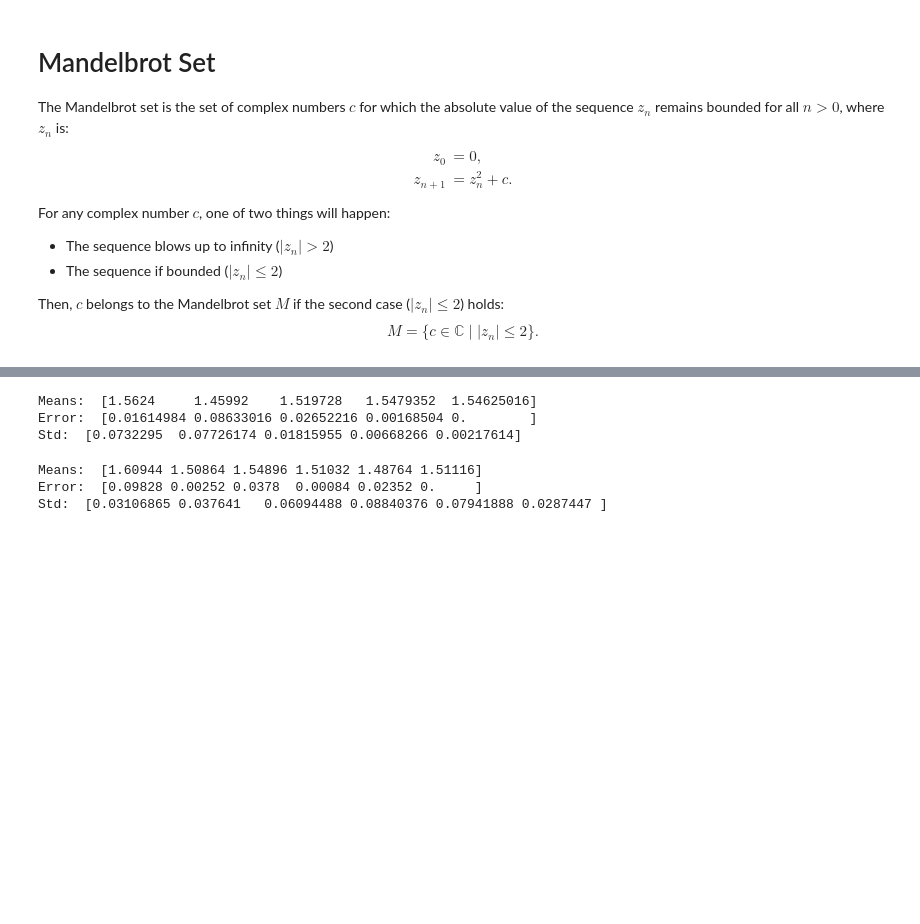
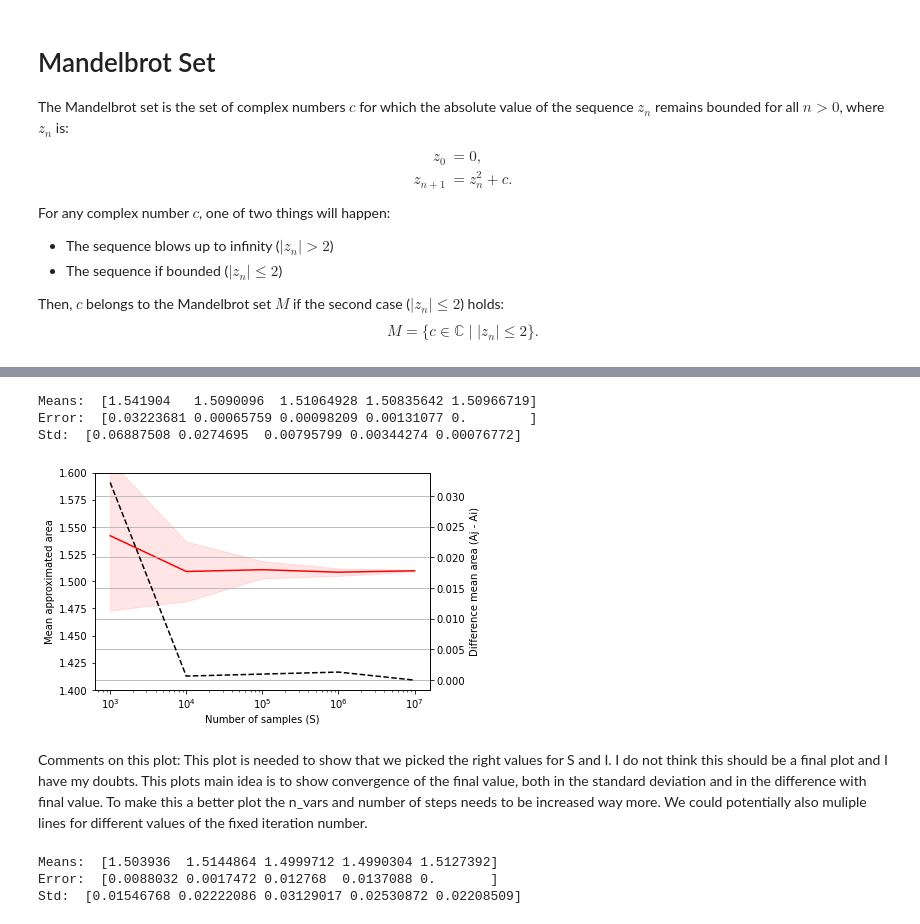
Before and after one commit to soudy/stoch-simulation-assignment1, a Jupyter notebook: notebooks/Mandelbrot_Monte_Carlo.ipynb, the cells around one changed output, grey strips where cells are left out. Saved outputs shown, nothing was run; the diff lists cells and outputs as text; code cells hidden in the pictures; blank space fills up the shorter version.

Commit message:
Changed the plotters for Monte Carlo and made it more automatized. Not perfectly happy with the results yet but it gives a general idea

```diff
--- a/notebooks/Mandelbrot_Monte_Carlo.ipynb
+++ b/notebooks/Mandelbrot_Monte_Carlo.ipynb
@@ -57,7 +58,7 @@ Monte_carlo(sample_size = 20000, max_iter = 1000000)
 # %%
-def Test_plot(max_iter, n_runs):
+def S_iter(max_iter, n_runs, S_min_exp, S_max_exp):
     Approx_areas_list = []
-    sample_size_range = np.logspace(2, 6, num = 5, dtype = int)
+    sample_size_range = np.logspace(S_min_exp, S_max_exp, num = (S_max_exp - S_min_exp) + 1, dtype = int)
 
     for run in range(n_runs):
         Approx_area_list = []
@@ -68,6 +69,34 @@ def Test_plot(max_iter, n_runs):
 
         Approx_areas_list.append(Approx_area_list)
 
-    return Approx_areas_list
+    return Approx_areas_list, sample_size_range
+# %%
+def Plotter_S(Approx_areas_list, sample_size_range):
+    Approx_areas_list_array = np.array(Approx_areas_list)
+    Area_means = np.mean(Approx_areas_list_array, axis = 0)
+    Area_std = np.std(Approx_areas_list_array, axis = 0)
+    Error = np.abs(Area_means - Area_means[-1])
+
+
+    std_lower = Area_means - Area_std
+    std_upper = Area_means + Area_std
+
+    fig,ax = plt.subplots()
+    ax.plot(sample_size_range, Area_means, color = "red")
+    ax.fill_between(sample_size_range, std_lower, std_upper, color='red', alpha=0.1)
+
+    ax2=ax.twinx()
+    ax2.plot(sample_size_range, Error, color = "black", linestyle='dashed')
+
+
+    ax.set_xlabel("Number of samples (S)")
+    ax.set_xscale('log')
+    ax.set_ylabel("Mean approximated area")
+    ax.set_ylim(1.4, 1.6)
+    ax2.set_ylabel("Difference mean area (|Aj - Ai|)")
+
+    plt.grid()
+    plt.show()
 # %%
-Approx_areas_list = Test_plot(max_iter = 100, n_runs = 4)
+%%time
+Approx_areas_list, sample_size_range = S_iter(max_iter = int(1e3), n_runs = 20, S_min_exp = 3, S_max_exp = 7)
@@ -81,7 +112,13 @@ print("Means: ", Area_means)
 print("Error: ", Error)
 print("Std: ", Area_std)
 # %% [output]
-Means:  [1.5624     1.45992    1.519728   1.5479352  1.54625016]
-Error:  [0.01614984 0.08633016 0.02652216 0.00168504 0.        ]
-Std:  [0.0732295  0.07726174 0.01815955 0.00668266 0.00217614]
+Means:  [1.541904   1.5090096  1.51064928 1.50835642 1.50966719]
+Error:  [0.03223681 0.00065759 0.00098209 0.00131077 0.        ]
+Std:  [0.06887508 0.0274695  0.00795799 0.00344274 0.00076772]
+# %%
+Plotter_S(Approx_areas_list, sample_size_range)
+# %% [output]
+[figure, added]
+# %% [markdown]
+Comments on this plot: This plot is needed to show that we picked the right values for S and I. I do not think this should be a final plot and I have my doubts. This plots main idea is to show convergence of the final value, both in the standard deviation and in the difference with final value. To make this a better plot the n_vars and number of steps needs to be increased way more. We could potentially also muliple lines for different values of the fixed iteration number.
 # %%
@@ -109,8 +173,8 @@ Error_S = np.abs(Area_means_S - Area_means_S[-1])
 # %%
-print("Means: ", Area_means_S)
-print("Error: ", Error_S)
-print("Std: ", Area_std_S)
+print("Means: ", Area_means_I)
+print("Error: ", Error_I)
+print("Std: ", Area_std_I)
 # %% [output]
-Means:  [1.60944 1.50864 1.54896 1.51032 1.48764 1.51116]
-Error:  [0.09828 0.00252 0.0378  0.00084 0.02352 0.     ]
-Std:  [0.03106865 0.037641   0.06094488 0.08840376 0.07941888 0.0287447 ]
+Means:  [1.503936  1.5144864 1.4999712 1.4990304 1.5127392]
+Error:  [0.0088032 0.0017472 0.012768  0.0137088 0.       ]
+Std:  [0.01546768 0.02222086 0.03129017 0.02530872 0.02208509]
```
Also changed, not shown: parts of 9 cells of this notebook.
